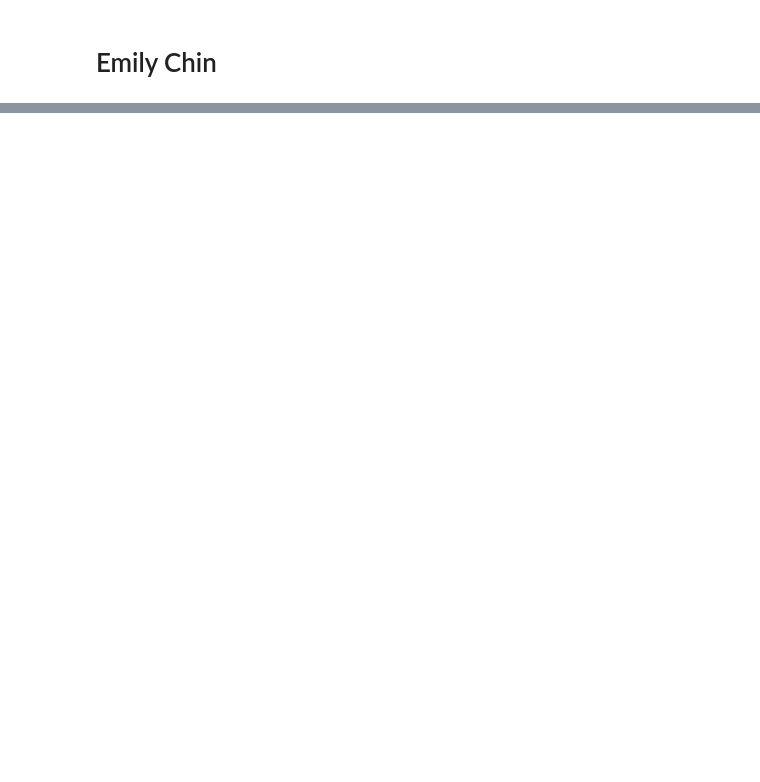
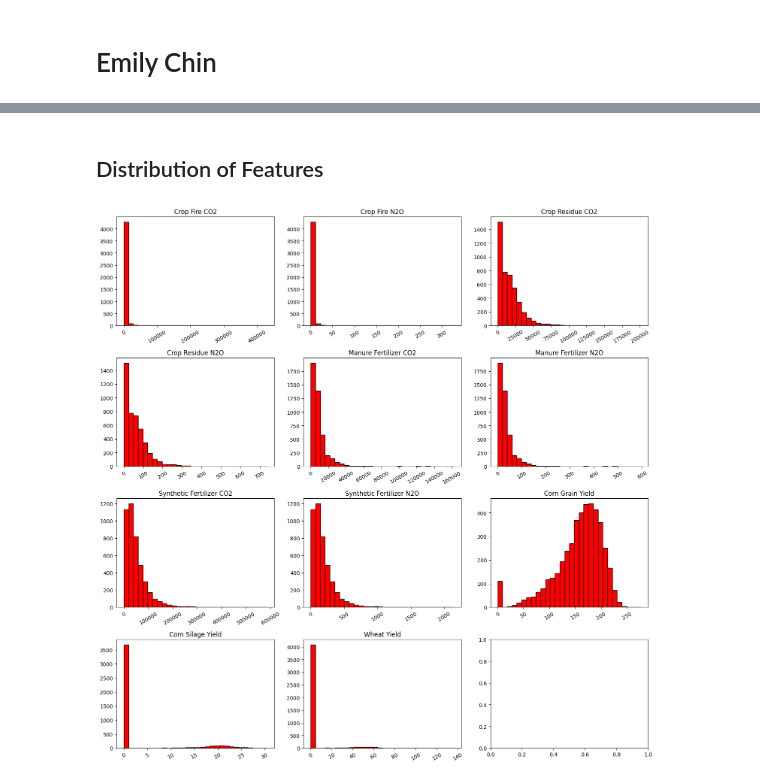
Before and after one commit to Gerardo-S/crop-yield, a Jupyter notebook: notebooks/e_chin.ipynb, the cells around one changed output, grey strips where cells are left out. Drawn from its saved outputs; the diff is of its cells as text; code cells hidden in the pictures; blank space fills up the shorter version.

```diff
--- a/notebooks/e_chin.ipynb
+++ b/notebooks/e_chin.ipynb
@@ -24,11 +25,0 @@ df
-# %%
-# dropping columns that are all NaNs
-drop_col = []
-
-for col in df.columns:
-    if df[col].isna().all():
-        drop_col.append(col)
-
-df_clean = df.drop(columns=drop_col)
-print(f"Cleaned dataframe shape: {df_clean.shape}")
-list(df_clean)
@@ -55,0 +77,20 @@ Cleaned dataframe shape: (180, 34)
+# %% [markdown]
+## Distribution of Features
+# %%
+emission_cols = ['Crop Fire CO2', 'Crop Fire N2O', 'Crop Residue CO2', 'Crop Residue N2O',
+                 'Manure Fertilizer CO2', 'Manure Fertilizer N2O',
+                 'Synthetic Fertilizer CO2', 'Synthetic Fertilizer N2O']
+
+yield_cols = ['Corn Grain Yield', 'Corn Silage Yield', 'Wheat Yield']
+
+fig, axes = plt.subplots(4, 3, figsize=(15,15))
+axes = axes.flatten()
+
+for i, col in enumerate(emission_cols + yield_cols):
+    axes[i].hist(df[col].dropna(), bins=30, color='red', edgecolor='k')
+    axes[i].set_title(col)
+    axes[i].tick_params(axis='x', rotation=30)
+plt.tight_layout()
+plt.show();
+# %% [output]
+[figure, added]
```
Also changed, not shown: parts of 13 cells of this notebook.
